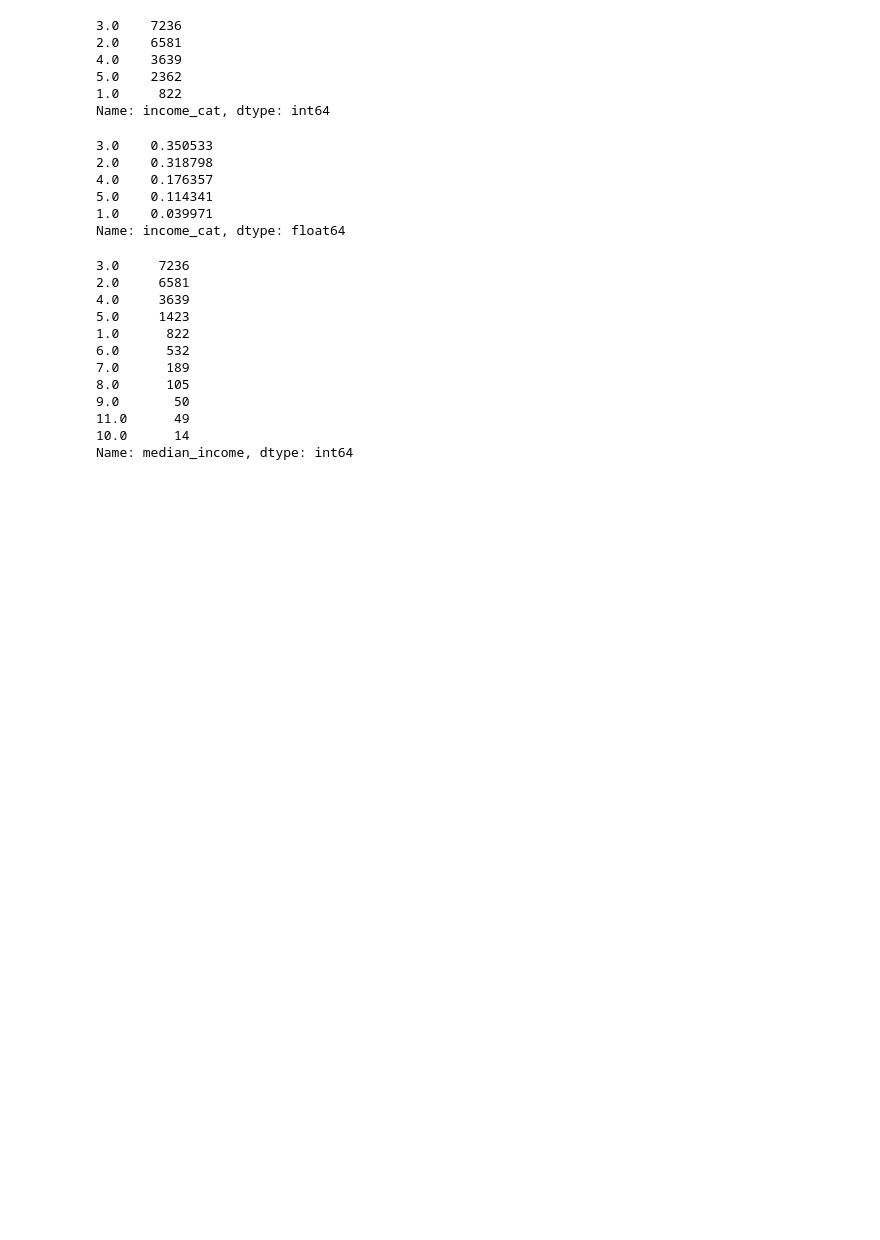
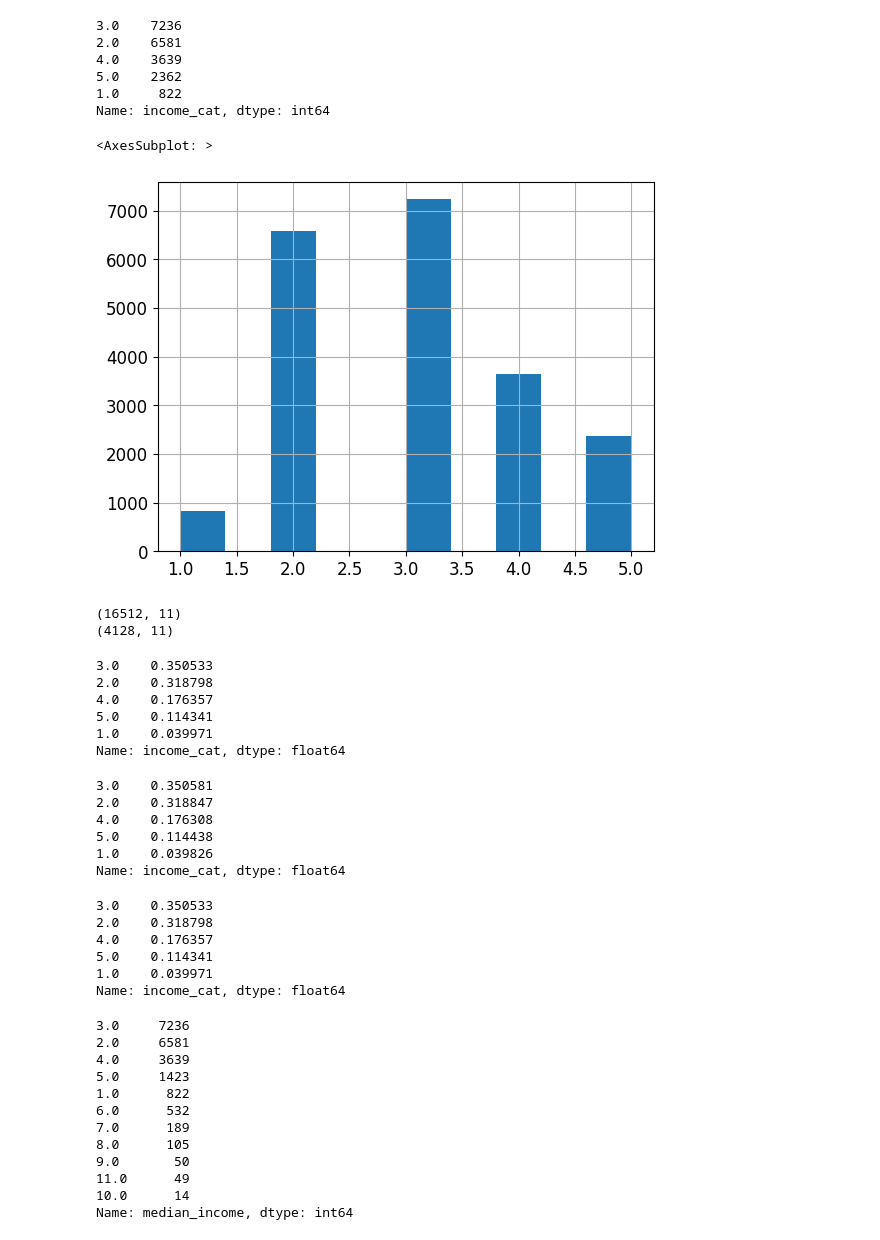
Before and after one commit to lingy-qd/handson-ml2, a Jupyter notebook: homework1.ipynb, the cells around one changed output. Drawn from its saved outputs; the diff is of its cells as text; code cells hidden in the pictures; blank space fills up the shorter version.

```diff
--- a/homework1.ipynb
+++ b/homework1.ipynb
@@ -164,3 +169,8 @@ housing["income_cat"].value_counts()
 5.0    2362
 1.0     822
 Name: income_cat, dtype: int64
+# %%
+housing["income_cat"].hist()
+# %% [output]
+<AxesSubplot: >
+[figure, added]
@@ -167,3 +184,27 @@ Name: income_cat, dtype: int64
+# %%
+print(strat_train_set.shape)
+print(strat_test_set.shape)
+# %% [output]
+(16512, 11)
+(4128, 11)
+# %%
+strat_test_set["income_cat"].value_counts()/strat_test_set.shape[0]
+# %% [output]
+3.0    0.350533
+2.0    0.318798
+4.0    0.176357
+5.0    0.114341
+1.0    0.039971
+Name: income_cat, dtype: float64
+# %%
+housing["income_cat"].value_counts() / housing.shape[0]
+# %% [output]
+3.0    0.350581
+2.0    0.318847
+4.0    0.176308
+5.0    0.114438
+1.0    0.039826
+Name: income_cat, dtype: float64
 # %%
 from sklearn.model_selection import StratifiedShuffleSplit
 
```
Also changed, not shown: parts of 5 cells of this notebook.
